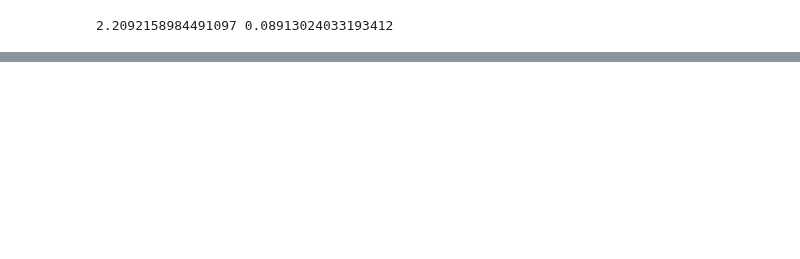
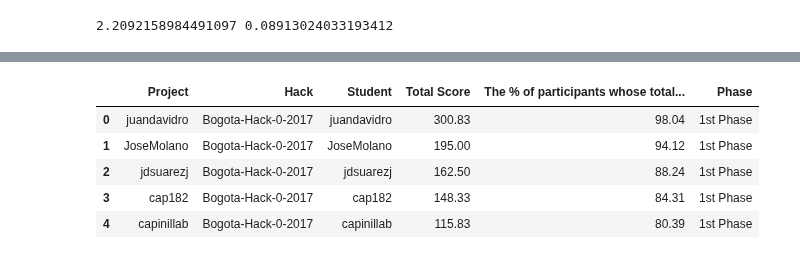
Before and after one commit to ironhacks/spring-2017-analysis, a Jupyter notebook: analysis/Spring-2017-Updated-Sept-17-Discussion.ipynb, the cells around one changed output, grey strips where cells are left out. Drawn from its saved outputs; the diff is of its cells as text; code cells hidden in the pictures; blank space fills up the shorter version.

Commit message:
retain score of prior phase

```diff
--- a/analysis/Spring-2017-Updated-Sept-17-Discussion.ipynb
+++ b/analysis/Spring-2017-Updated-Sept-17-Discussion.ipynb
@@ -486,0 +555,11 @@ print(fvalue, pvalue)
+# %%
+df0_phase1 = pd.read_csv('final-bogota-0-phase1.csv')
+df0_phase1 = df0_phase1.loc[:, ~df0_phase1.columns.str.contains('^Unnamed')]
+df0_phase1.head(5)
+# %% [output]
+|  | Project | Hack | Student | Total Score | The % of participants whose total... | Phase |
+| 0 | juandavidro | Bogota-Hack-0-2017 | juandavidro | 300.83 | 98.04 | 1st Phase |
+| 1 | JoseMolano | Bogota-Hack-0-2017 | JoseMolano | 195.00 | 94.12 | 1st Phase |
+| 2 | jdsuarezj | Bogota-Hack-0-2017 | jdsuarezj | 162.50 | 88.24 | 1st Phase |
+| 3 | cap182 | Bogota-Hack-0-2017 | cap182 | 148.33 | 84.31 | 1st Phase |
+| 4 | capinillab | Bogota-Hack-0-2017 | capinillab | 115.83 | 80.39 | 1st Phase |
```
Also changed, not shown: parts of 24 cells of this notebook, 4 other files.
